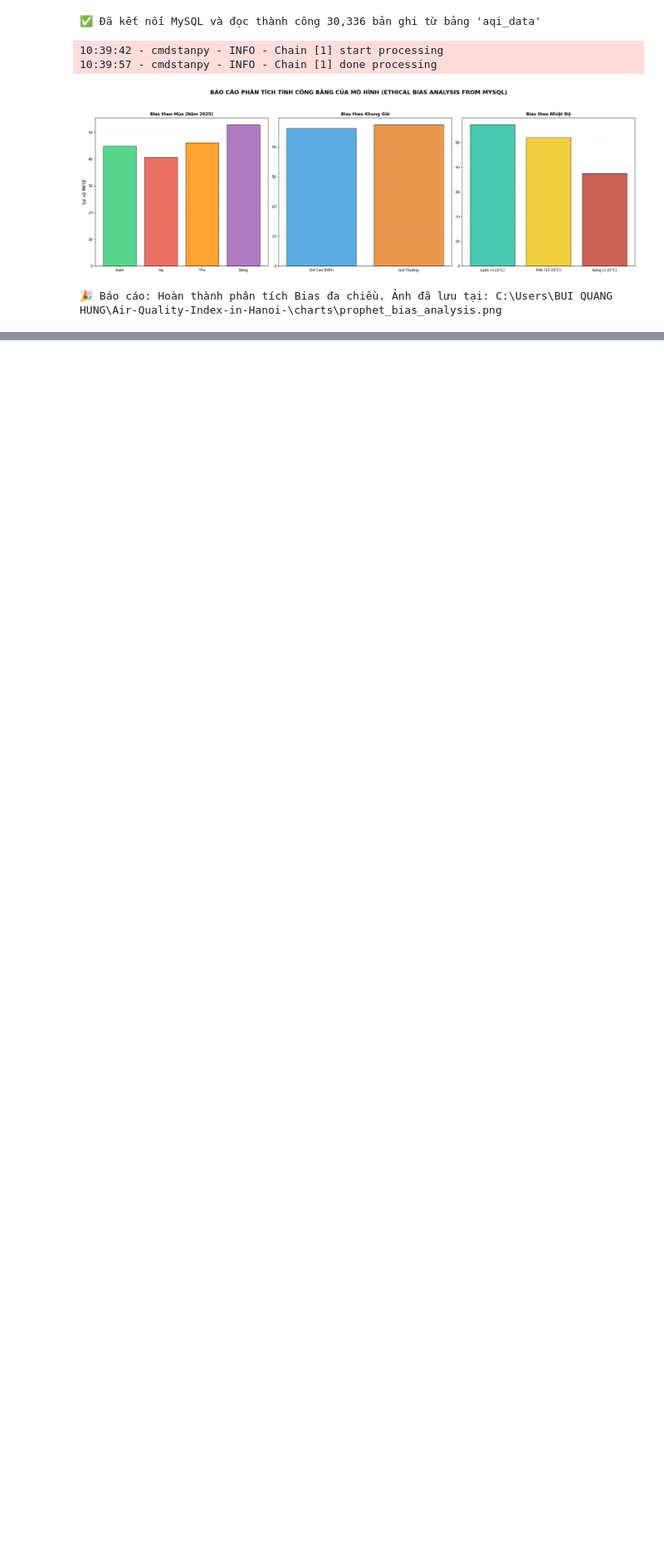
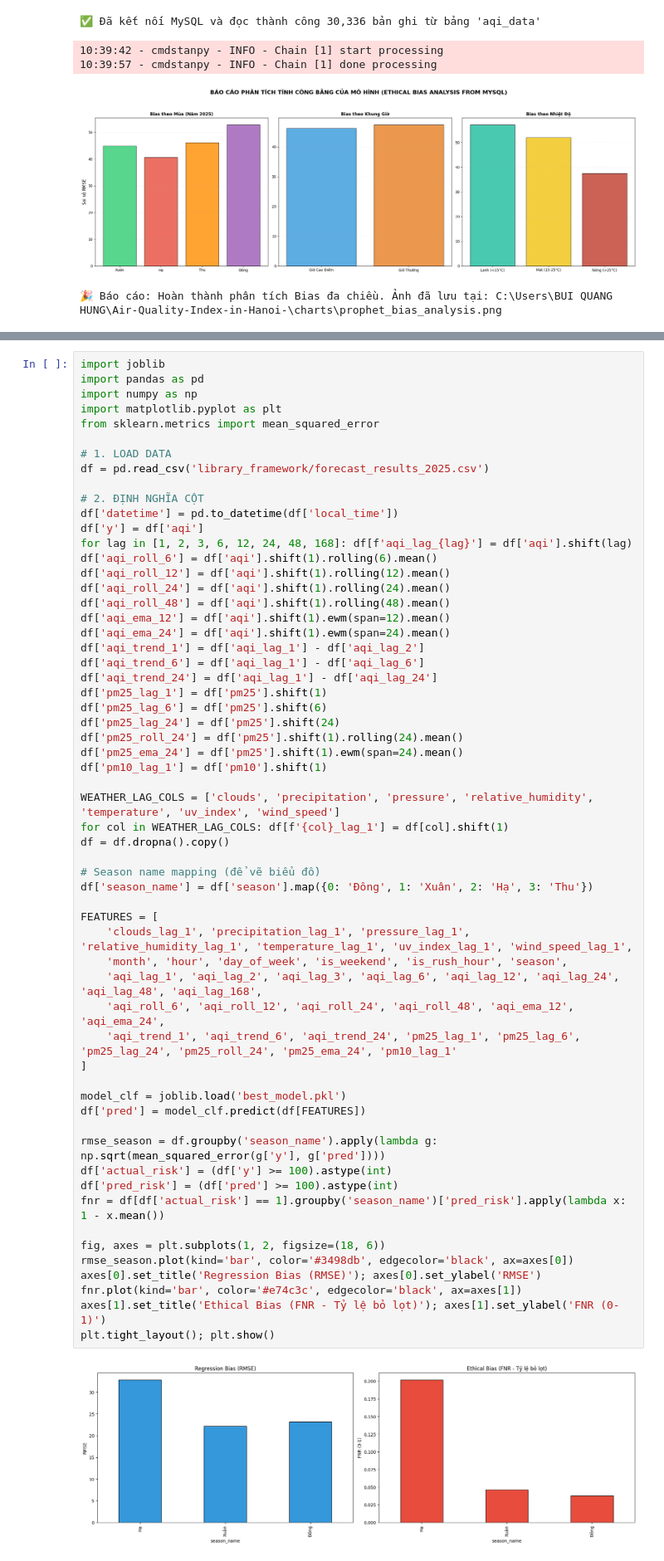
Before and after one commit to anh922006/air-quality-index-in-hanoi-, a Jupyter notebook: library_framework/Ethical_Bias_Report.ipynb, the cells around one changed output, grey strips where cells are left out. Shown at 83% size. Cells and saved outputs as stored; diff of their text form; blank space fills up the shorter version.

```diff
--- a/library_framework/Ethical_Bias_Report.ipynb
+++ b/library_framework/Ethical_Bias_Report.ipynb
@@ -111,0 +161,61 @@ print(f"🎉 Báo cáo: Hoàn thành phân tích Bias đa chiều. Ảnh đã l
+# %%
+import joblib
+import pandas as pd
+import numpy as np
+import matplotlib.pyplot as plt
+from sklearn.metrics import mean_squared_error
+
+# 1. LOAD DATA
+df = pd.read_csv('library_framework/forecast_results_2025.csv')
+
+# 2. ĐỊNH NGHĨA CỘT
+df['datetime'] = pd.to_datetime(df['local_time'])
+df['y'] = df['aqi']
+for lag in [1, 2, 3, 6, 12, 24, 48, 168]: df[f'aqi_lag_{lag}'] = df['aqi'].shift(lag)
+df['aqi_roll_6'] = df['aqi'].shift(1).rolling(6).mean()
+df['aqi_roll_12'] = df['aqi'].shift(1).rolling(12).mean()
+df['aqi_roll_24'] = df['aqi'].shift(1).rolling(24).mean()
+df['aqi_roll_48'] = df['aqi'].shift(1).rolling(48).mean()
+df['aqi_ema_12'] = df['aqi'].shift(1).ewm(span=12).mean()
+df['aqi_ema_24'] = df['aqi'].shift(1).ewm(span=24).mean()
+df['aqi_trend_1'] = df['aqi_lag_1'] - df['aqi_lag_2']
+df['aqi_trend_6'] = df['aqi_lag_1'] - df['aqi_lag_6']
+df['aqi_trend_24'] = df['aqi_lag_1'] - df['aqi_lag_24']
+df['pm25_lag_1'] = df['pm25'].shift(1)
+df['pm25_lag_6'] = df['pm25'].shift(6)
+df['pm25_lag_24'] = df['pm25'].shift(24)
+df['pm25_roll_24'] = df['pm25'].shift(1).rolling(24).mean()
+df['pm25_ema_24'] = df['pm25'].shift(1).ewm(span=24).mean()
+df['pm10_lag_1'] = df['pm10'].shift(1)
+
+WEATHER_LAG_COLS = ['clouds', 'precipitation', 'pressure', 'relative_humidity', 'temperature', 'uv_index', 'wind_speed']
+for col in WEATHER_LAG_COLS: df[f'{col}_lag_1'] = df[col].shift(1)
+df = df.dropna().copy()
+
+# Season name mapping (để vẽ biểu đồ)
+df['season_name'] = df['season'].map({0: 'Đông', 1: 'Xuân', 2: 'Hạ', 3: 'Thu'})
+
+FEATURES = [
+    'clouds_lag_1', 'precipitation_lag_1', 'pressure_lag_1', 'relative_humidity_lag_1', 'temperature_lag_1', 'uv_index_lag_1', 'wind_speed_lag_1',
+    'month', 'hour', 'day_of_week', 'is_weekend', 'is_rush_hour', 'season',
+    'aqi_lag_1', 'aqi_lag_2', 'aqi_lag_3', 'aqi_lag_6', 'aqi_lag_12', 'aqi_lag_24', 'aqi_lag_48', 'aqi_lag_168',
+    'aqi_roll_6', 'aqi_roll_12', 'aqi_roll_24', 'aqi_roll_48', 'aqi_ema_12', 'aqi_ema_24',
+    'aqi_trend_1', 'aqi_trend_6', 'aqi_trend_24', 'pm25_lag_1', 'pm25_lag_6', 'pm25_lag_24', 'pm25_roll_24', 'pm25_ema_24', 'pm10_lag_1'
+]
+
+model_clf = joblib.load('best_model.pkl')
+df['pred'] = model_clf.predict(df[FEATURES])
+
+rmse_season = df.groupby('season_name').apply(lambda g: np.sqrt(mean_squared_error(g['y'], g['pred'])))
+df['actual_risk'] = (df['y'] >= 100).astype(int)
+df['pred_risk'] = (df['pred'] >= 100).astype(int)
+fnr = df[df['actual_risk'] == 1].groupby('season_name')['pred_risk'].apply(lambda x: 1 - x.mean())
+
+fig, axes = plt.subplots(1, 2, figsize=(18, 6))
+rmse_season.plot(kind='bar', color='#3498db', edgecolor='black', ax=axes[0])
+axes[0].set_title('Regression Bias (RMSE)'); axes[0].set_ylabel('RMSE')
+fnr.plot(kind='bar', color='#e74c3c', edgecolor='black', ax=axes[1])
+axes[1].set_title('Ethical Bias (FNR - Tỷ lệ bỏ lọt)'); axes[1].set_ylabel('FNR (0-1)')
+plt.tight_layout(); plt.show()
+# %% [output]
+[figure, added]
```
Also changed, not shown: parts of 1 cell of this notebook, 5 other files.
